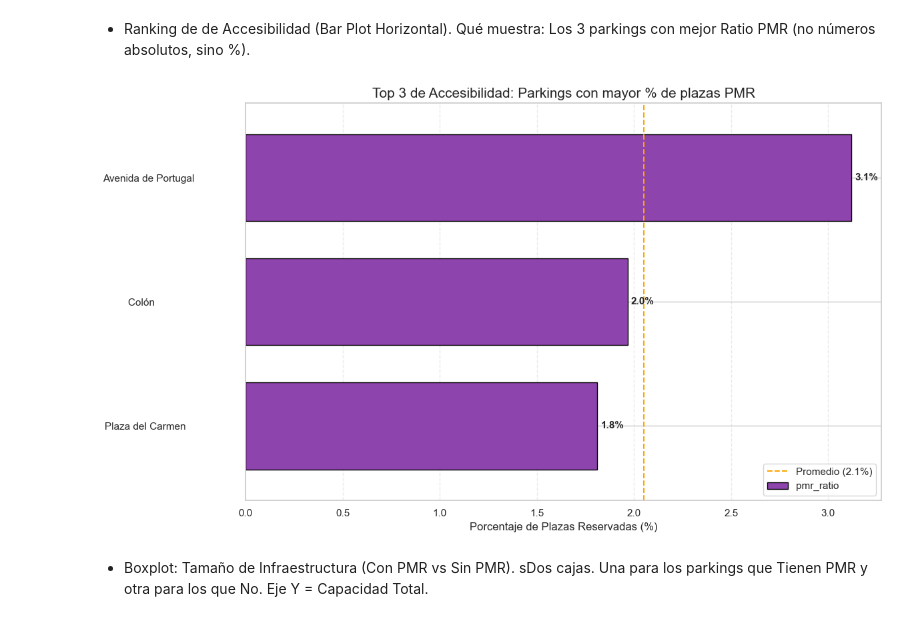
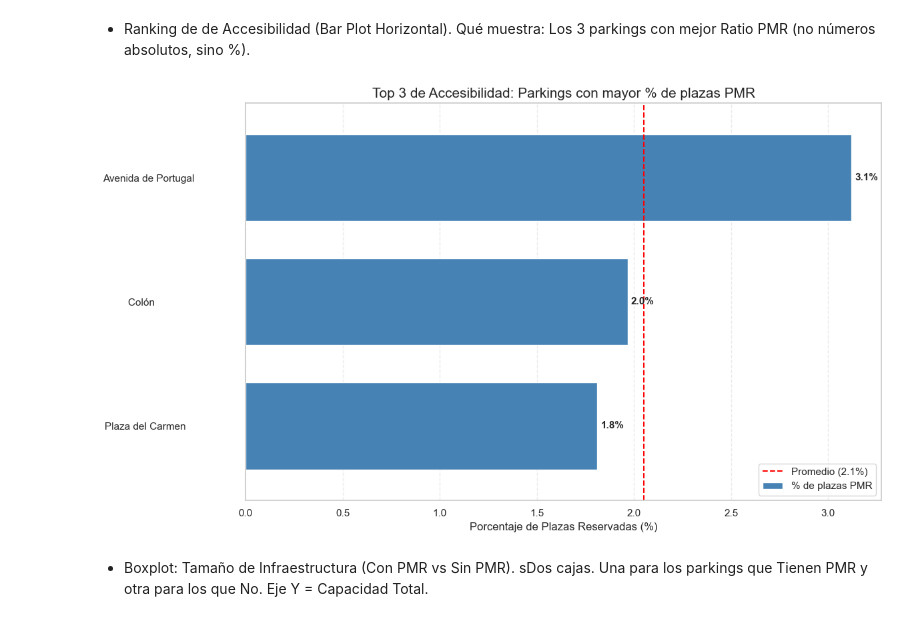
Before and after one commit to moniquescz/PRVD, a Jupyter notebook: Proyecto profe 1/analisis_datos.ipynb, the cells around one changed output. Cells and saved outputs as stored; diff of their text form; code cells hidden in the pictures.

Commit message:
plot

```diff
--- a/Proyecto profe 1/analisis_datos.ipynb
+++ b/Proyecto profe 1/analisis_datos.ipynb
@@ -673,49 +666,42 @@ plt.show()
 # %% [markdown]
 - Ranking de de Accesibilidad (Bar Plot Horizontal). Qué muestra: Los 3 parkings con mejor Ratio PMR (no números absolutos, sino %).
 # %%
-# Configuración del tamaño
 plt.figure(figsize=(12, 7))
 
-# Seleccionamos los 3 parkings con mayor ratio de 'df_con_pmr'
-# Ordenamos ascendente para que al pintar el barh, el Top 1 salga arriba del todo
 top_3_pmr = df_con_pmr.nlargest(3, 'pmr_ratio').sort_values('pmr_ratio', ascending=True)
 
-# Generamos el gráfico
 ax = top_3_pmr.plot(
     kind='barh',
     x='parking_name',
     y='pmr_ratio',
-    color='#8e44ad',
+    color='steelblue',
     width=0.7,
-    edgecolor='black',
     figsize=(12, 7),
+    label='% de plazas PMR',
     legend=False,
     ax=plt.gca()
 )
 
-# Ajustes estéticos
 plt.title('Top 3 de Accesibilidad: Parkings con mayor % de plazas PMR', fontsize=15)
 plt.xlabel('Porcentaje de Plazas Reservadas (%)', fontsize=12)
-plt.ylabel('') # Los nombres ya se leen bien
+plt.ylabel('')
 
-# Añadimos el valor exacto al final de cada barra
 for c in ax.containers:
     ax.bar_label(c, fmt='%.1f%%', padding=4, fontsize=11, fontweight='bold')
 
-# Línea de referencia del promedio global (de los que tienen PMR)
 media_ratio = df_con_pmr['pmr_ratio'].mean()
-plt.axvline(media_ratio, color='orange', linestyle='--', label=f'Promedio ({media_ratio:.1f}%)')
+plt.axvline(media_ratio, color='red', linestyle='--', label=f'Promedio ({media_ratio:.1f}%)')
 plt.legend()
 
 plt.grid(axis='x', linestyle='--', alpha=0.4)
+plt.grid(axis='y', alpha=0)
+
 plt.tight_layout()
 
-# Guardar directo
-outfile = 'resultados/plots/analisis_accesibilidad/3_ranking_pmr.png'
-plt.savefig(outfile, format='png', dpi=300, bbox_inches='tight')
+plt.savefig('resultados/plots/analisis_accesibilidad/2_ranking_pmr.png', format='png', dpi=300, bbox_inches='tight')
 plt.show()
 # %% [output]
-[figure, old version]
+[figure, new version]
 # %% [markdown]
 - Boxplot: Tamaño de Infraestructura (Con PMR vs Sin PMR). sDos cajas. Una para los parkings que Tienen PMR y otra para los que No. Eje Y = Capacidad Total.
 # %%
```
Also changed, not shown: parts of 44 cells of this notebook, 28 other files.
